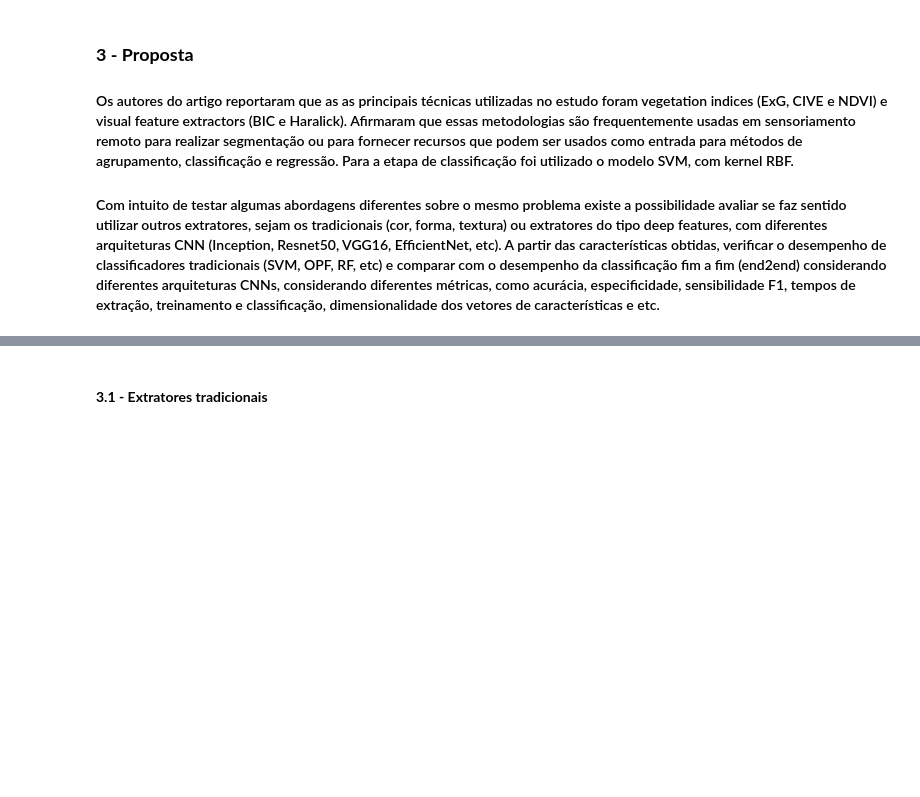
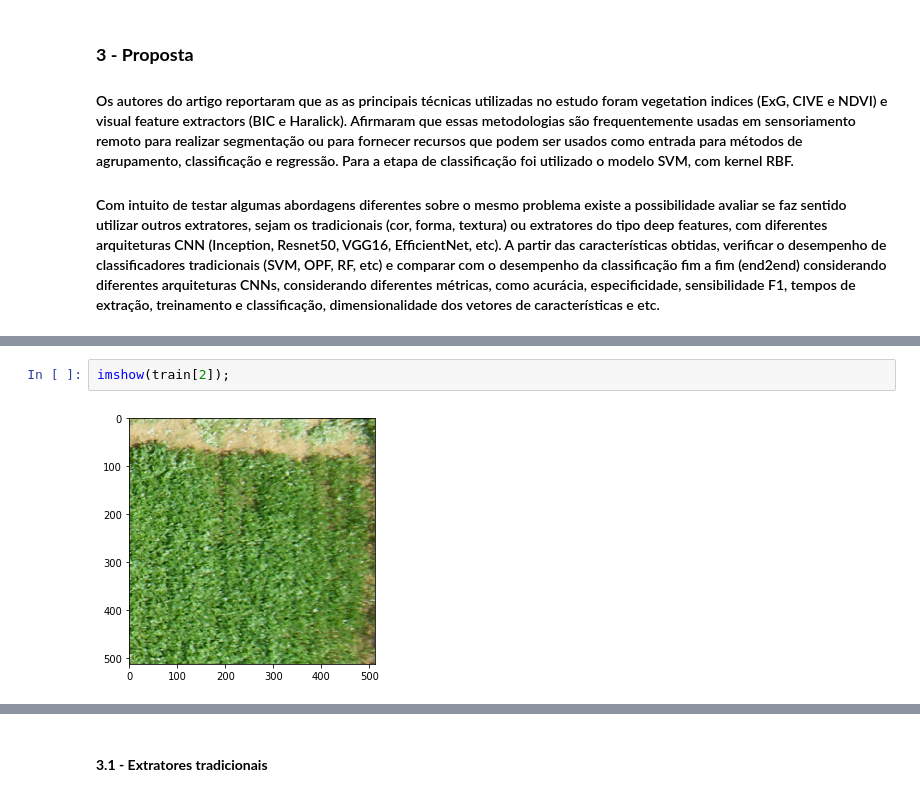
Before and after one commit to rodolfoarruda/MachineLearning, a Jupyter notebook: Pratica_ProcImg_v2.ipynb, the cells around one changed output, grey strips where cells are left out. Drawn from its saved outputs; the diff is of its cells as text; blank space fills up the shorter version.

```diff
--- a/Pratica_ProcImg_v2.ipynb
+++ b/Pratica_ProcImg_v2.ipynb
@@ -105,0 +112,4 @@ for x in valid:
+# %%
+imshow(train[2]);
+# %% [output]
+[figure, added]
```
Also changed, not shown: parts of 23 cells of this notebook.
